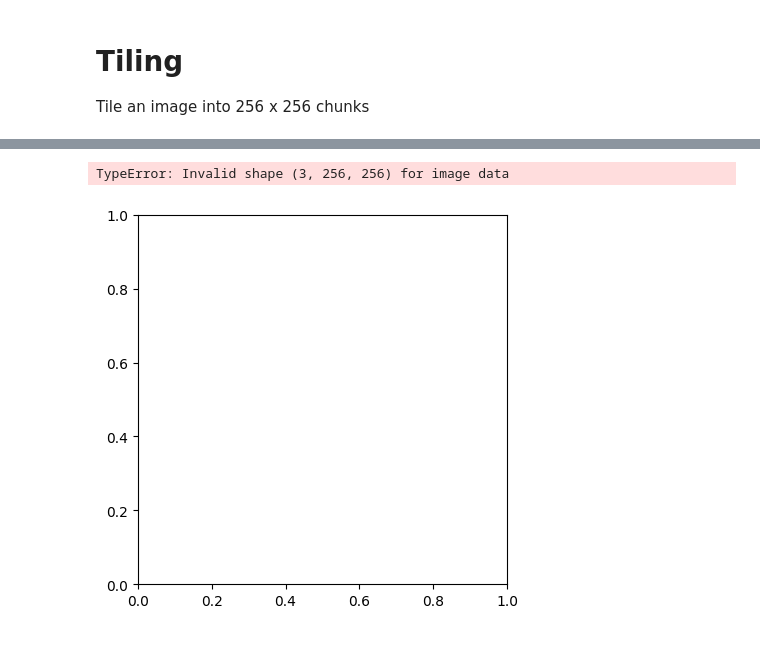
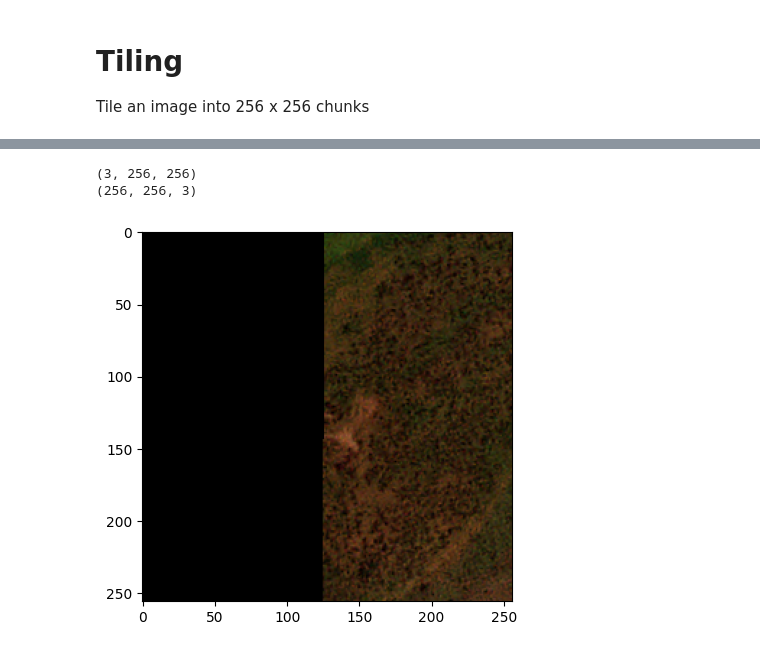
Before and after one commit to Emily-RoseSteyn/measuring-quality-of-life-gauteng, a Jupyter notebook: notebooks/tile-satellite-data.ipynb, the cells around one changed output, grey strips where cells are left out. Drawn from its saved outputs; the diff is of its cells as text; code cells hidden in the pictures.

```diff
--- a/notebooks/tile-satellite-data.ipynb
+++ b/notebooks/tile-satellite-data.ipynb
@@ -226,9 +208,14 @@ uint8
 # %%
 import matplotlib.pyplot as plt
 
 with rio.open(f'{output2}/0001.png') as src :
     img = src.read((1,2,3))
+    print(img.shape)
+    img = np.transpose(img, (1, 2, 0))
+    print(img.shape)
+
     plt.imshow(img)
 # %% [output]
-TypeError: Invalid shape (3, 256, 256) for image data
+(3, 256, 256)
+(256, 256, 3)
-[figure, old version]
+[figure, new version]
```
Also changed, not shown: parts of 2 cells of this notebook, 1 other file.
